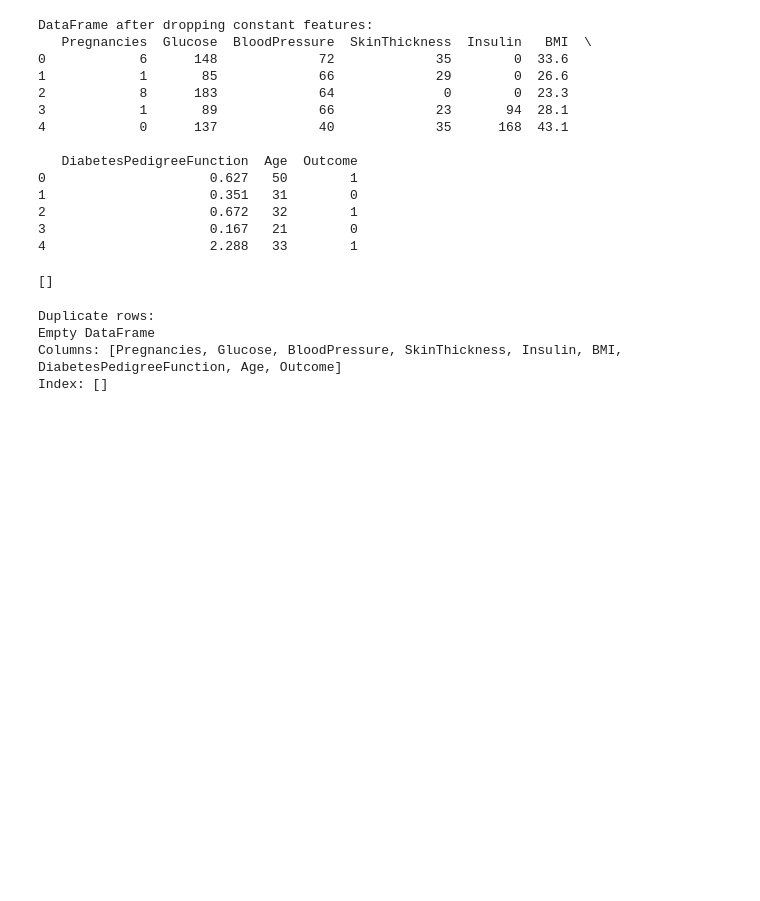
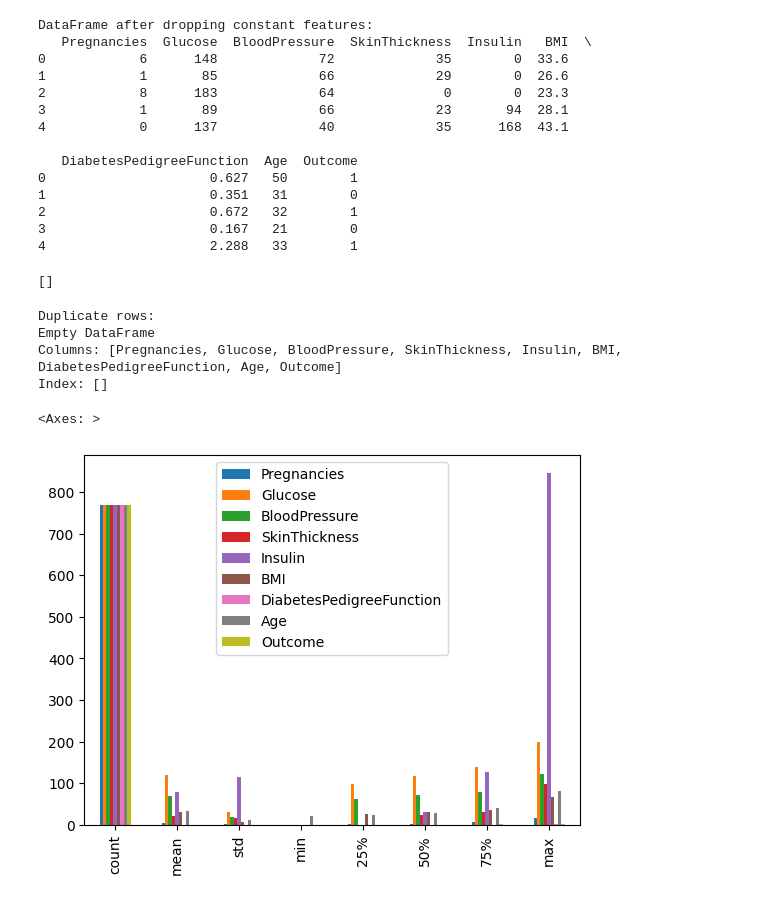
Before and after one commit to naveen-ramavath/machine-learning, a Jupyter notebook: ml_week_3.ipynb, the cells around one changed output. Cells and saved outputs as stored; diff of their text form; code cells hidden in the pictures; blank space fills up the shorter version.

```diff
--- a/ml_week_3.ipynb
+++ b/ml_week_3.ipynb
@@ -173,3 +173,8 @@ Duplicate rows:
 Empty DataFrame
 Columns: [Pregnancies, Glucose, BloodPressure, SkinThickness, Insulin, BMI, DiabetesPedigreeFunction, Age, Outcome]
 Index: []
+# %%
+df.describe().plot(kind="bar")
+# %% [output]
+<Axes: >
+[figure, added]
```
